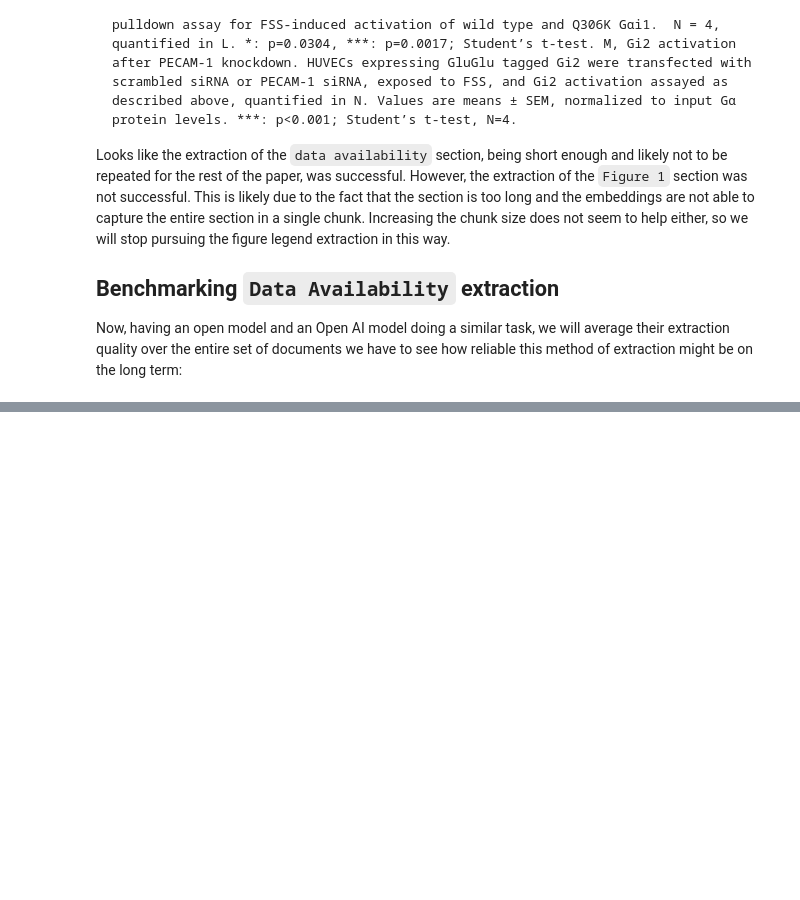
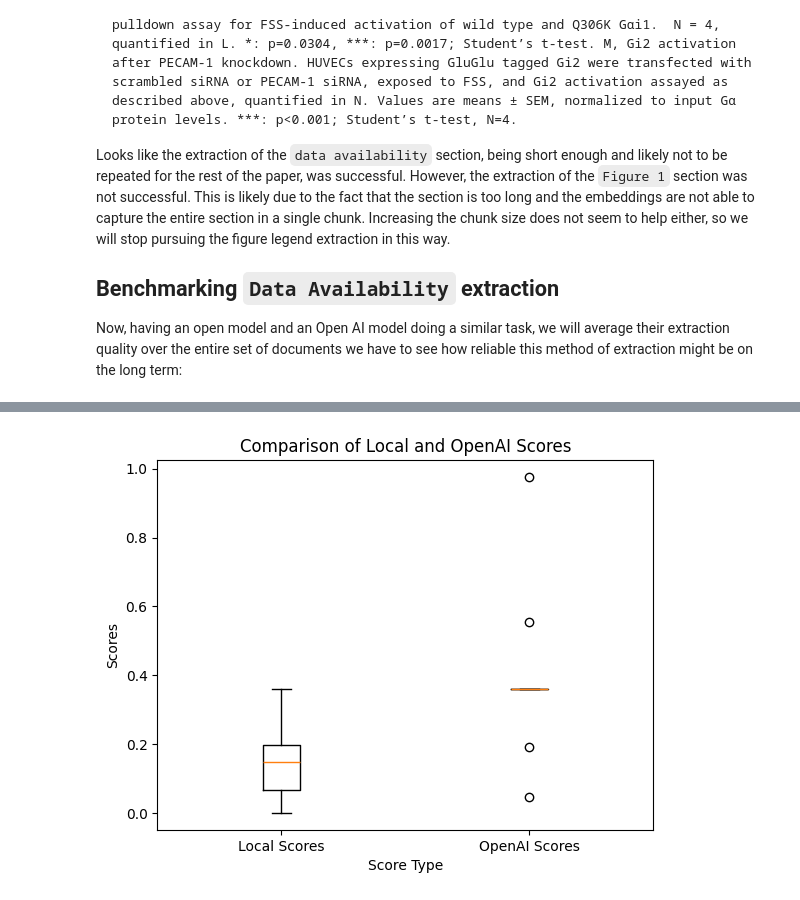
Before and after one commit to drAbreu/python-playground, a Jupyter notebook: comparing_document_analysis_tools/extracting_a_section.ipynb, the cells around one changed output, grey strips where cells are left out. Drawn from its saved outputs; the diff is of its cells as text; code cells hidden in the pictures; blank space fills up the shorter version.

Commit message:
Added benchmark for OpenAI and local models

```diff
--- a/comparing_document_analysis_tools/extracting_a_section.ipynb
+++ b/comparing_document_analysis_tools/extracting_a_section.ipynb
@@ -57,10 +57,11 @@ os.environ["OPENAI_API_KEY"] = OPENAI_API_KEY
 from glob import glob
 
 DOCX_FILES = glob('./data/docx/*')
-
+TRUTH_FILES = glob('./data/ground_truth/*')
 
 # Organize the list of files making sure that the same file names are in the same index
 DOCX_FILES.sort()
+TRUTH_FILES.sort()
 # %% [markdown]
 # Loading and Parsing the DOCX
 LangChain’s default `UnstructuredFileLoader` will try to parse the file using Unstructured under the hood.
@@ -284,7 +285,7 @@ llm = AutoModelForCausalLM.from_pretrained(
 ctrans_llm = CTransformersLLM(
     ctransformers_model=llm,
     temperature=0.1,
-    max_tokens=128
+    max_tokens=256
     )
 
 # output = ctrans_llm("Explain the meaning of life in 20 words.")
@@ -397,0 +399,22 @@ SyntaxError: invalid character '°' (U+00B0) (3847400222.py, line 2)
+# %%
+text_splitter = RecursiveCharacterTextSplitter(
+    chunk_size=768,   # characters per chunk
+    chunk_overlap=64  # overlap for context
+)
+# %%
+from nltk.translate.bleu_score import sentence_bleu
+# Reference text (the original or expected text)
+reference = 'This is a sample reference sentence.'.split()
+
+# Candidate text (the text you want to evaluate)
+candidate = 'This is a sample candidate sentence.'.split()
+# Calculate BLEU-1 score
+score = sentence_bleu([reference], candidate, weights=(1, 0, 0, 0))
+
+print(f'BLEU-1 score: {score:.4f}')
+
+import re
+# Function to remove HTML tags
+def remove_html_tags(text):
+    clean = re.compile('<.*?>')
+    return re.sub(clean, '', text)
@@ -397,0 +504,17 @@ SyntaxError: invalid character '°' (U+00B0) (3847400222.py, line 2)
+# %%
+import matplotlib.pyplot as plt
+# Combine the data into a list
+data = [scores_local, scores_openai]
+
+# Create a box plot
+plt.boxplot(data, labels=['Local Scores', 'OpenAI Scores'])
+
+# Add a title and labels
+plt.title('Comparison of Local and OpenAI Scores')
+plt.xlabel('Score Type')
+plt.ylabel('Scores')
+
+# Display the plot
+plt.show()
+# %% [output]
+[figure, added]
```
Also changed, not shown: parts of 5 cells of this notebook.
